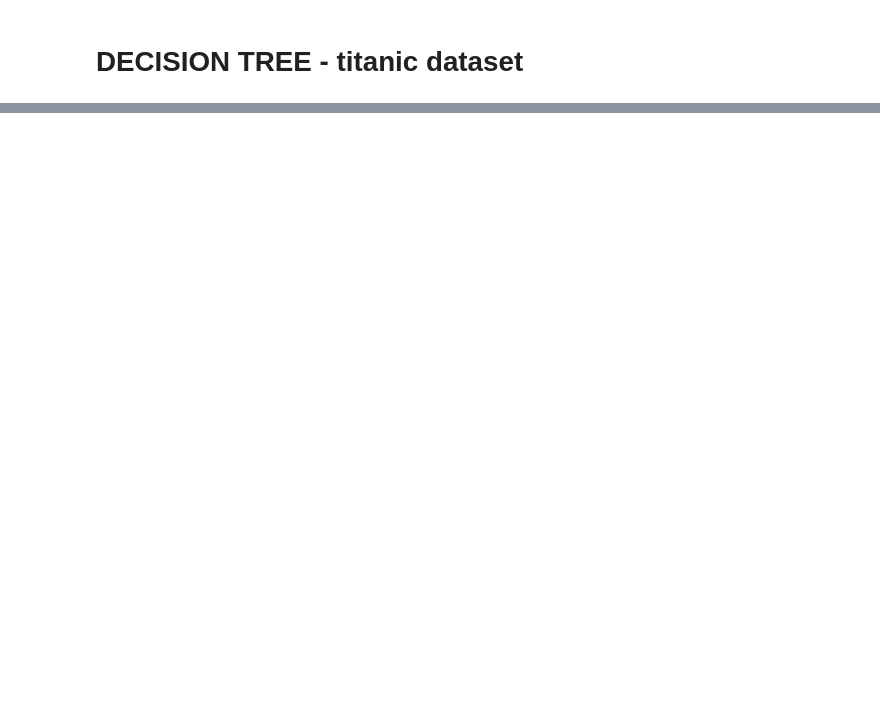
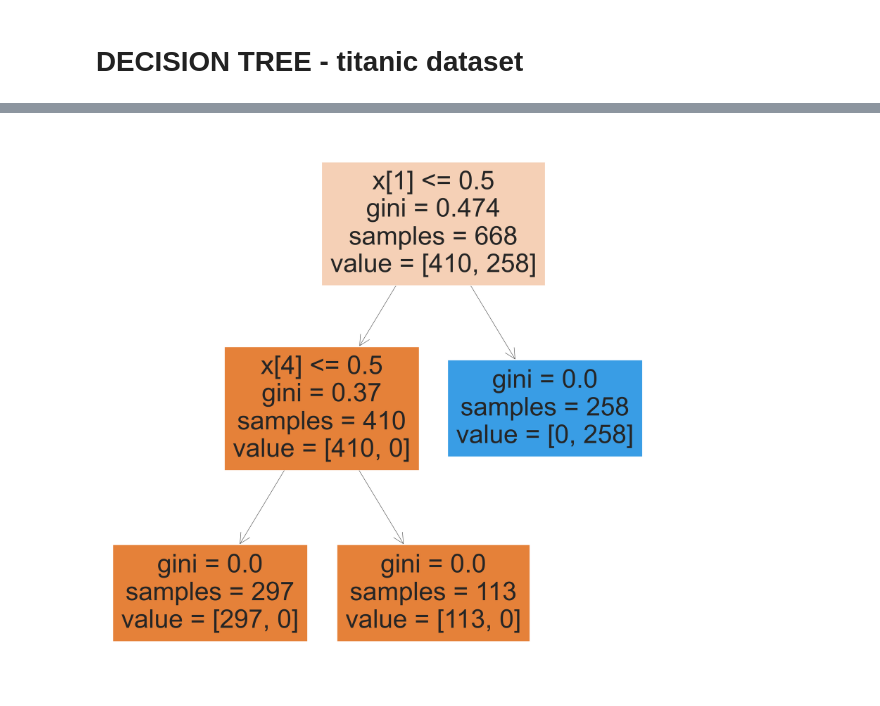
Before and after one commit to annika12302003/titanic-datasets, a Jupyter notebook: 1주차/titanic/notebooks/titanic - 5:22:2024 final .ipynb, the cells around one changed output, grey strips where cells are left out. Saved outputs shown, nothing was run; the diff lists cells and outputs as text; code cells hidden in the pictures; blank space fills up the shorter version.

```diff
--- a/1주차/titanic/notebooks/titanic - 5:22:2024 final .ipynb
+++ b/1주차/titanic/notebooks/titanic - 5:22:2024 final .ipynb
@@ -64,12 +64,13 @@ def plot_entropy(data):
 # %%
 train_data = pd.read_csv('/Users/annikaseo-yeonkim/Desktop/MongooseAI/1주차/titanic/datasets/train (1).csv')
 test_data = pd.read_csv('/Users/annikaseo-yeonkim/Desktop/MongooseAI/1주차/titanic/datasets/test.csv')
-# train_data = pd.concat([train_data,test_data],axis = 0).reset_index(drop = False)
+train_df = pd.concat([train_data,test_data],axis = 0).reset_index(drop = False)
 # print(train_data['PassengerId'].count())
 train_data.info()
 print(train_data['Survived'].isnull().sum())
 # train_data.drop(['Name','Embarked'],axis = 1)
 # plot_entropy(train_data['Age'])
+print(train_df.isnull().sum())
 # %% [output]
 <class 'pandas.core.frame.DataFrame'>
 RangeIndex: 891 entries, 0 to 890
@@ -608,0 +744,16 @@ def train_using_gini(X_train, X_test, y_train):
+# %%
+train_df_len = 881
+test = train_df[train_df_len:]
+test.drop(labels = ["Survived"],axis = 1, inplace = True)
+train = train_df[:train_df_len]
+X_train = train.drop(labels = "Survived", axis = 1)
+X_train.drop(labels = 'Name',axis = 1)
+X_train.drop(labels = "Ticket", axis = 1)
+y_train = train["Survived"]
+X_train, X_test, y_train, y_test = train_test_split(X_train, y_train, test_size = 0.33, random_state = 42)
+print("X_train",len(X_train))
+print("X_test",len(X_test))
+print("y_train",len(y_train))
+print("y_test",len(y_test))
+print("test",len(test))
+print(X_train)
@@ -608,0 +787,9 @@ def train_using_gini(X_train, X_test, y_train):
+# %%
+classifier = DecisionTreeClassifier()
+classifier.fit(X_train, y_train)
+
+plt.figure(figsize=(30, 30)) # Resize figure
+plot_tree(classifier, filled=True)
+plt.show()
+# %% [output]
+[figure, added]
```
Also changed, not shown: parts of 27 cells of this notebook, 2 other files.
